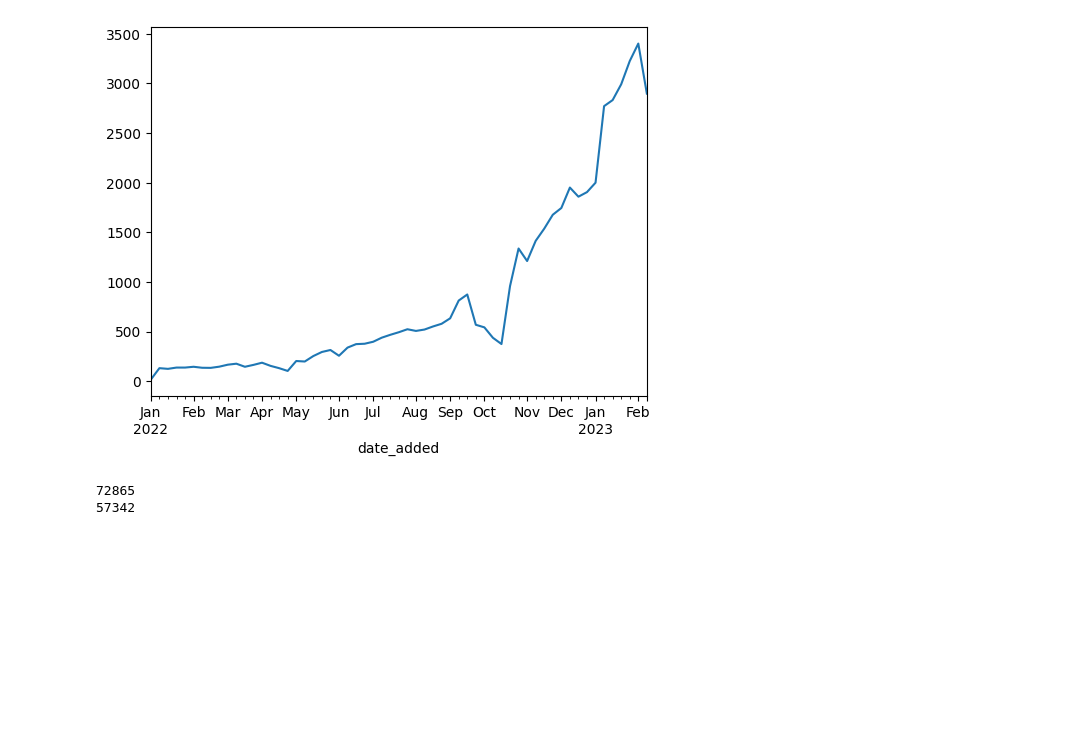
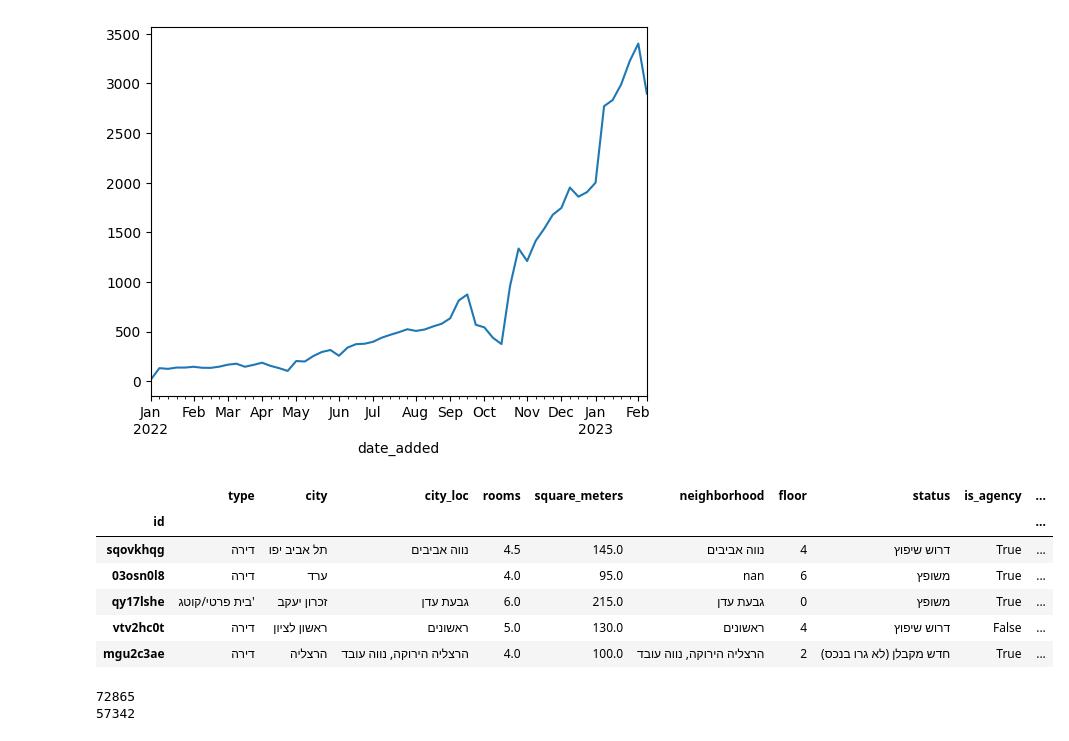
Before and after one commit to lidoraz/realestate, a Jupyter notebook: forsale/anaylize.ipynb, the cells around one changed output. Cells and saved outputs as stored; diff of their text form; code cells hidden in the pictures; blank space fills up the shorter version.

```diff
--- a/forsale/anaylize.ipynb
+++ b/forsale/anaylize.ipynb
@@ -76,6 +61,7 @@ pd.to_datetime(df_today['date_added']).where(lambda x : x > pd.to_datetime('2022
 [figure]
 # %%
 info_rename = dict(row_2='city', row_1='street', line_1='rooms', line_2='floor', assetclassificationid_text='status', search_text='info_text')
+df_today['is_agency'] = df_today['feed_source'].apply(lambda x: True if x == 'commercial' else False if x == 'private' else None)
 df_today = df_today.set_index('id').rename(columns=info_rename)
 df_today['coordinates'] = df_today['coordinates'].apply(lambda x: json.loads(x.replace("'",'"')))
 df_today['info_text'] = df_today['info_text'].apply(lambda x: x.split('תאור לקוח')[1] if len(x.split('תאור לקוח')) > 1 else None )
@@ -89,10 +75,20 @@ df_today['lat'] = df_today['coordinates'].apply(lambda x: x.get('latitude'))
 df_today['long'] = df_today['coordinates'].apply(lambda x: x.get('longitude'))
 # %%
 cols_order = ['type', 'city', 'city_loc', 'rooms', 'square_meters', 'floor',
-       'status', 'feed_source', 'street',
+       'status', 'is_agency', 'neighborhood', 'street',
        'address_more', 'info_text', 'date_added',  'lat', 'long', 'coordinates']
 # %%
 df_today = df_today[cols_order]
+# %%
+df_today.head()
+# %% [output]
+|  | type | city | city_loc | rooms | square_meters | neighborhood | floor | status | is_agency | ... |
+| id |  |  |  |  |  |  |  |  |  | ... |
+| sqovkhqg | דירה | תל אביב יפו | נווה אביבים | 4.5 | 145.0 | נווה אביבים | 4 | דרוש שיפוץ | True | ... |
+| 03osn0l8 | דירה | ערד |  | 4.0 | 95.0 | nan | 6 | משופץ | True | ... |
+| qy17lshe | בית פרטי/קוטג' | זכרון יעקב | גבעת עדן | 6.0 | 215.0 | גבעת עדן | 0 | משופץ | True | ... |
+| vtv2hc0t | דירה | ראשון לציון | ראשונים | 5.0 | 130.0 | ראשונים | 4 | דרוש שיפוץ | False | ... |
+| mgu2c3ae | דירה | הרצליה | הרצליה הירוקה, נווה עובד | 4.0 | 100.0 | הרצליה הירוקה, נווה עובד | 2 | חדש מקבלן (לא גרו בנכס) | True | ... |
 # %%
 df_hist = df_hist.dropna()
 df_hist['price'] = df_hist['price'].astype(int)
```
Also changed, not shown: parts of 11 cells of this notebook, 3 other files.
